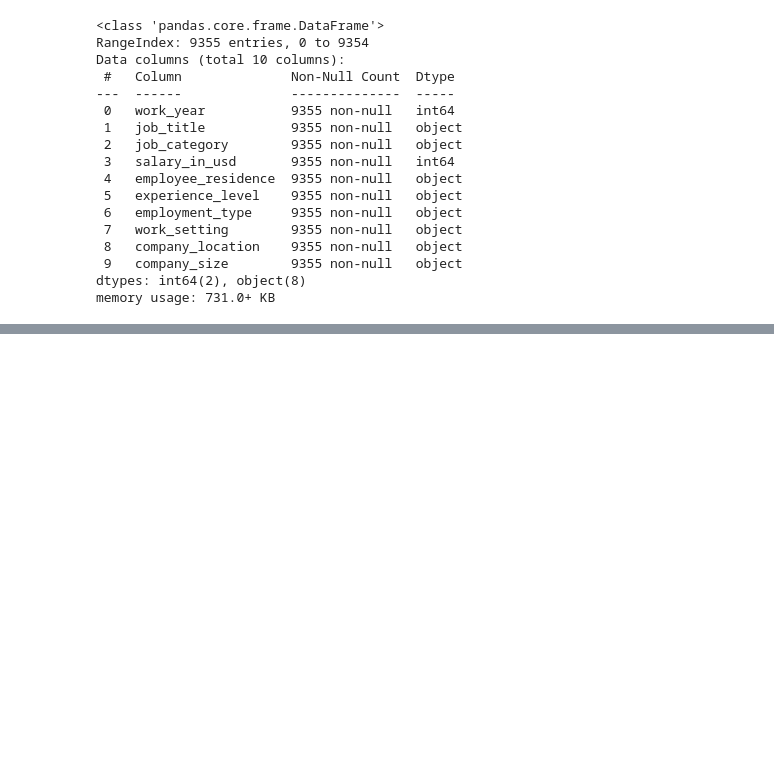
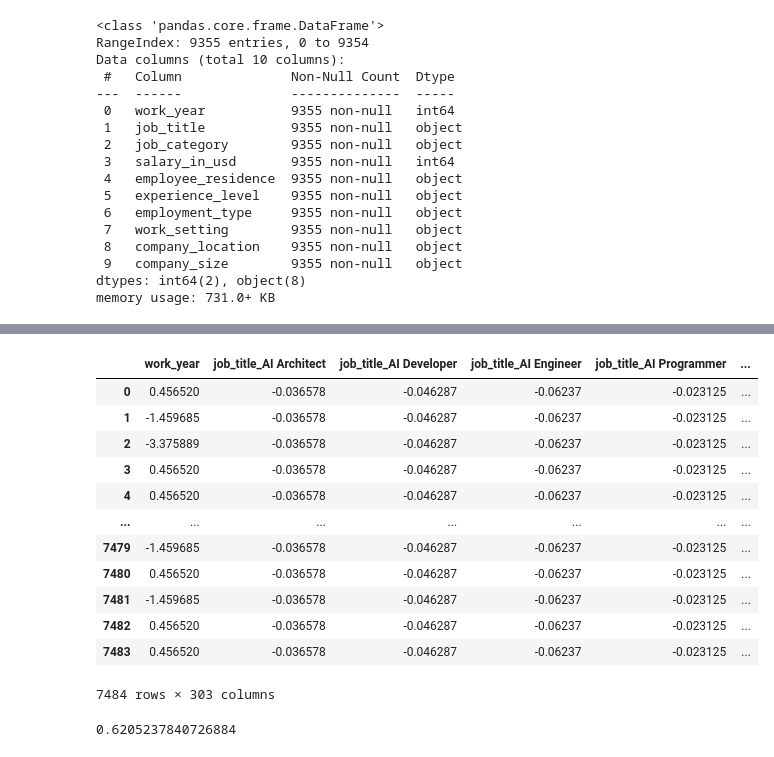
Before and after one commit to StrajnarFilip/UISU-projektna-naloga, a Jupyter notebook: naloga.ipynb, the cells around one changed output, grey strips where cells are left out. Cells and saved outputs as stored; diff of their text form; code cells hidden in the pictures; blank space fills up the shorter version.

```diff
--- a/naloga.ipynb
+++ b/naloga.ipynb
@@ -102,4 +105,6 @@ output_data = data['salary_in_usd']
 
 # Razdelim 80% podatkov za treniranje modela, in 20% podatkov za testiranje (preverjanje).
 ## TODO: Stratifikacija
-input_train, input_test, output_train, output_test = train_test_split(input_data, output_data, random_state=2, train_size=0.8)
+input_train, input_test, output_train, output_test = train_test_split(input_data, output_data, random_state=RANDOM_STATE, train_size=0.8)
+
+features = input_train.columns
@@ -105,0 +115,17 @@ input_train, input_test, output_train, output_test = train_test_split(input_data
+# %%
+input_training_df = pandas.DataFrame(input_train, columns=features)
+input_training_df
+# %% [output]
+|  | work_year | job_title_AI Architect | job_title_AI Developer | job_title_AI Engineer | job_title_AI Programmer | ... |
+| 0 | 0.456520 | -0.036578 | -0.046287 | -0.06237 | -0.023125 | ... |
+| 1 | -1.459685 | -0.036578 | -0.046287 | -0.06237 | -0.023125 | ... |
+| 2 | -3.375889 | -0.036578 | -0.046287 | -0.06237 | -0.023125 | ... |
+| 3 | 0.456520 | -0.036578 | -0.046287 | -0.06237 | -0.023125 | ... |
+| 4 | 0.456520 | -0.036578 | -0.046287 | -0.06237 | -0.023125 | ... |
+| ... | ... | ... | ... | ... | ... | ... |
+| 7479 | -1.459685 | -0.036578 | -0.046287 | -0.06237 | -0.023125 | ... |
+| 7480 | 0.456520 | -0.036578 | -0.046287 | -0.06237 | -0.023125 | ... |
+| 7481 | -1.459685 | -0.036578 | -0.046287 | -0.06237 | -0.023125 | ... |
+| 7482 | 0.456520 | -0.036578 | -0.046287 | -0.06237 | -0.023125 | ... |
+| 7483 | 0.456520 | -0.036578 | -0.046287 | -0.06237 | -0.023125 | ... |
+7484 rows × 303 columns
@@ -105,0 +152,8 @@ input_train, input_test, output_train, output_test = train_test_split(input_data
+# %%
+tree = DecisionTreeClassifier(max_depth=10, criterion='gini', min_samples_leaf=1, min_samples_split=3, random_state=RANDOM_STATE)
+tree.fit(input_train, output_train)
+salary_tree = tree.predict(input_test)
+print(tree.score(input_test, output_test))
+cm_tree = confusion_matrix(output_test, salary_tree)
+# %% [output]
+0.6205237840726884
```
Also changed, not shown: parts of 10 cells of this notebook, 2 other files.
